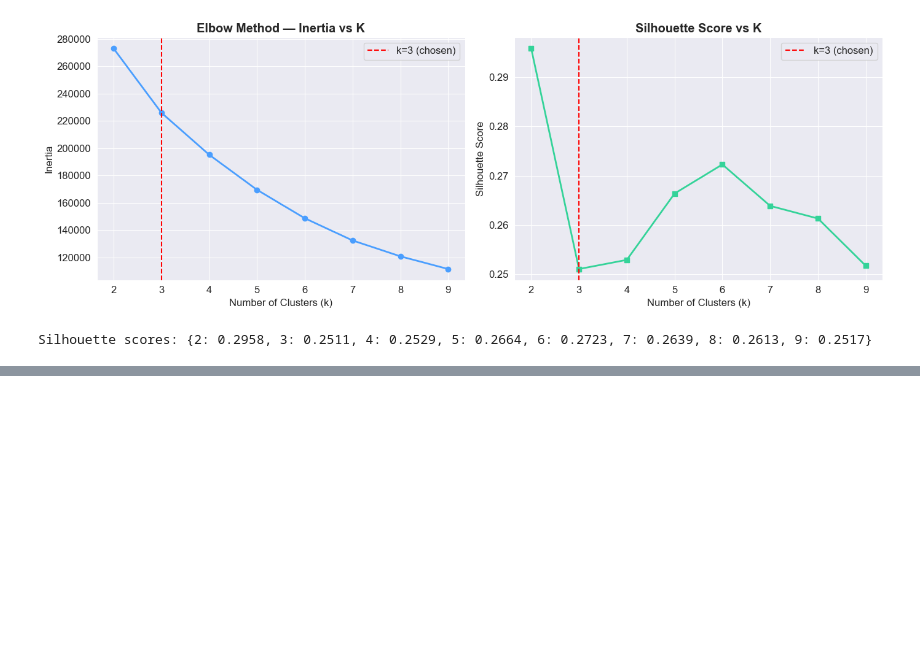
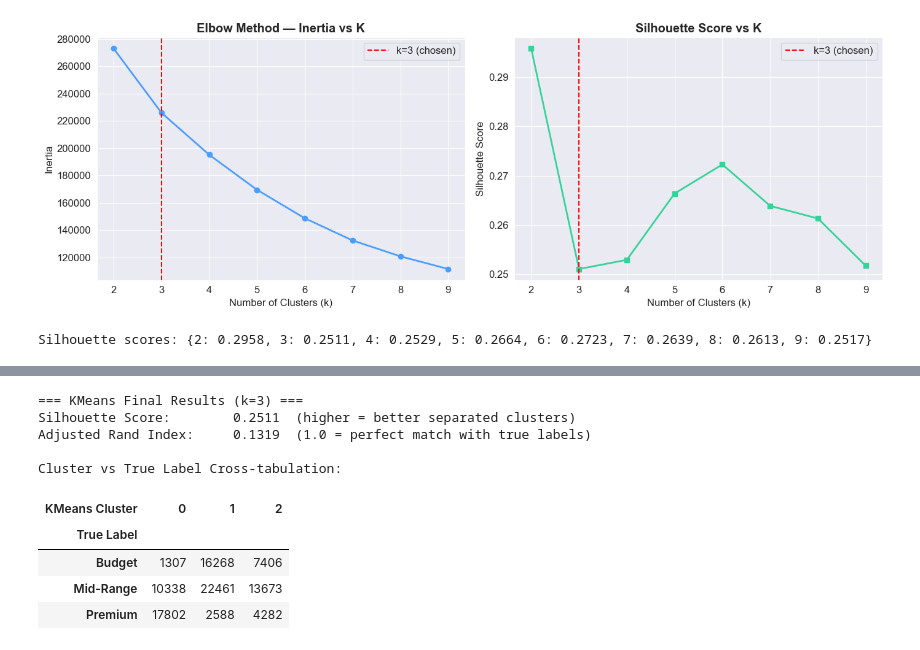
Before and after one commit to ErinaTernava/AutoValue, a Jupyter notebook: notebooks/classifications.ipynb, the cells around one changed output, grey strips where cells are left out. Cells and saved outputs as stored; diff of their text form; code cells hidden in the pictures; blank space fills up the shorter version.

```diff
--- a/notebooks/classifications.ipynb
+++ b/notebooks/classifications.ipynb
@@ -542,0 +598,28 @@ Silhouette scores: {2: 0.2958, 3: 0.2511, 4: 0.2529, 5: 0.2664, 6: 0.2723, 7: 0.
+# %%
+# Compare KMeans clusters with true price categories
+ari_final = adjusted_rand_score(y_true_cluster, cluster_labels)
+sil_final = silhouette_score(X_cluster_scaled, cluster_labels)
+
+print("=== KMeans Final Results (k=3) ===")
+print(f"Silhouette Score:        {sil_final:.4f}  (higher = better separated clusters)")
+print(f"Adjusted Rand Index:     {ari_final:.4f}  (1.0 = perfect match with true labels)")
+
+# Cross-tabulation: which cluster maps to which price category
+import pandas as pd
+comparison = pd.crosstab(
+    pd.Series(y_true_cluster, name='True Label').map(label_names),
+    pd.Series(cluster_labels, name='KMeans Cluster')
+)
+print("\nCluster vs True Label Cross-tabulation:")
+display(comparison)
+# %% [output]
+=== KMeans Final Results (k=3) ===
+Silhouette Score:        0.2511  (higher = better separated clusters)
+Adjusted Rand Index:     0.1319  (1.0 = perfect match with true labels)
+
+Cluster vs True Label Cross-tabulation:
+| KMeans Cluster | 0 | 1 | 2 |
+| True Label |  |  |  |
+| Budget | 1307 | 16268 | 7406 |
+| Mid-Range | 10338 | 22461 | 13673 |
+| Premium | 17802 | 2588 | 4282 |
```
Also changed, not shown: parts of 2 cells of this notebook, 1 other file.
